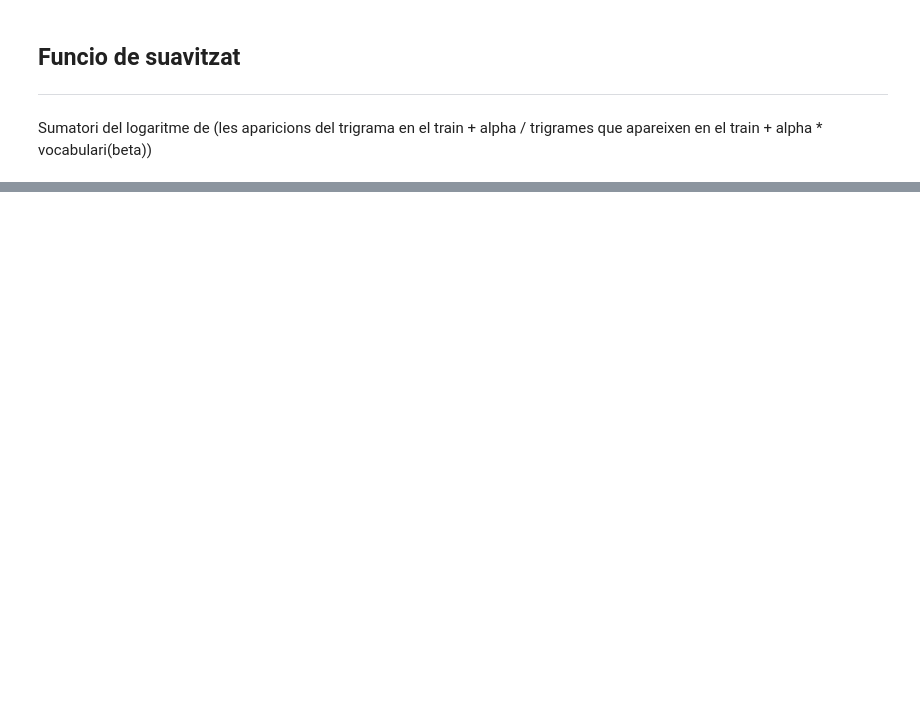
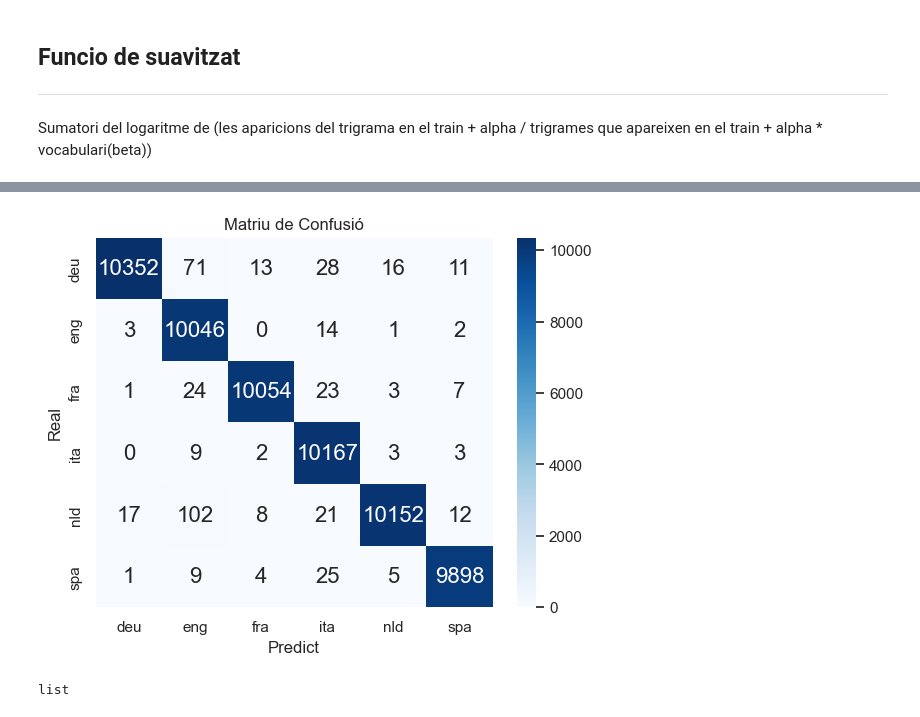
Before and after one commit to 3lsesar/PLH, a Jupyter notebook: identifier.ipynb, the cells around one changed output, grey strips where cells are left out. Saved outputs shown, nothing was run; the diff lists cells and outputs as text; code cells hidden in the pictures; blank space fills up the shorter version.

```diff
--- a/identifier.ipynb
+++ b/identifier.ipynb
@@ -157,0 +157,4 @@ test_files['deu'][0]
+# %%
+for idioma in trigrams_ch:
+    print(idioma)
+    test_files[idioma] =  [elemento for elemento in test_files[idioma] if len(elemento) >= 3]
@@ -161,25 +171,28 @@ test_files['deu'][0]
 # %% [markdown]
 Sumatori del logaritme de (les aparicions del trigrama en el train + alpha / trigrames que apareixen en el train + alpha * vocabulari(beta))
 # %%
-def suavitzat(oracio):
+def suavitzat(oracio, prints = False, alpha = 0.5):
     #chars es una lista, trigrams_ch es un dict
     chars = character_trigrams_finder(oracio, 'test')
     probabilities = {}
     for idioma in trigrams_ch: #iterem per idioma
         prob = 0
         for i in range(len(chars)):
-            alpha = 0.5
             beta = (len(trigrams_ch[idioma]))
             aparicions = 0
             for elem in trigrams_ch[idioma]: #busco si el trigrama existe en el idioma
                 if chars[i][0] == elem[0]:
                     aparicions = elem[1]
                     break
-                else:
-                    aparicions = 0
             prob_trigrama = ((aparicions + alpha) / ((len(trigrams_ch[idioma])) + alpha * beta)) # la nostra beta (trigrames totals del idioma) es el nombre de trigrames totals del train
             prob += np.log(prob_trigrama)
         probabilities[idioma] = prob
-    return probabilities
+    sorted_prob = sorted(probabilities.items(), key=lambda x:x[1], reverse=True)
+    sort_prob = dict(sorted_prob)
+    if prints == True:
+        print(oracio, '\n')
+        print (' L\'idioma de la oració és:', list(sort_prob.keys())[0])
+        print ('\n', sort_prob)
+    return list(sort_prob.keys())[0]
 #esta pal Enzo
 # %%
@@ -193,0 +202,9 @@ suavitzat(test_files['nld'][900])
+# %%
+
+prediccio = []
+valor_obj = []
+
+for idioma in test_files:
+    for oracio in test_files[idioma]:
+        valor_obj.append(idioma)
+        prediccio.append(suavitzat(oracio))
@@ -193,0 +213,5 @@ suavitzat(test_files['nld'][900])
+# %%
+matriu_confusio = sklearn.metrics.confusion_matrix(valor_obj, prediccio)
+
+print("Matriu de Confusió:")
+print(matriu_confusio)
@@ -193,0 +226,17 @@ suavitzat(test_files['nld'][900])
+# %%
+labels = ['deu', 'eng', 'fra', 'ita', 'nld', 'spa']
+#matriu_confusio_ = sklearn.preprocessing.normalize(matriu_confusio, axis=1,)
+#matriu_confusio_ = np.round(matriu_confusio, decimals=2)
+
+sns.heatmap(matriu_confusio, annot=True, annot_kws={"size": 16}, fmt='g', cmap='Blues', xticklabels=labels, yticklabels=labels)
+
+plt.xlabel('Predict')
+plt.ylabel('Real')
+plt.title('Matriu de Confusió')
+plt.show()
+# %% [output]
+[figure, added]
+# %%
+type(train_files_list)
+# %% [output]
+list
```
Also changed, not shown: parts of 9 cells of this notebook.
